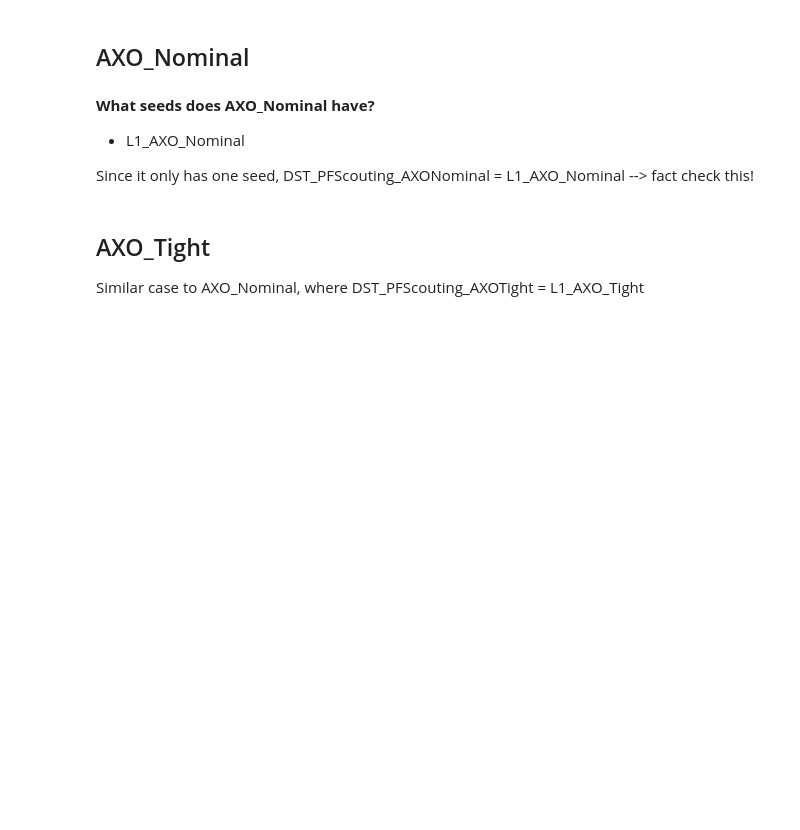
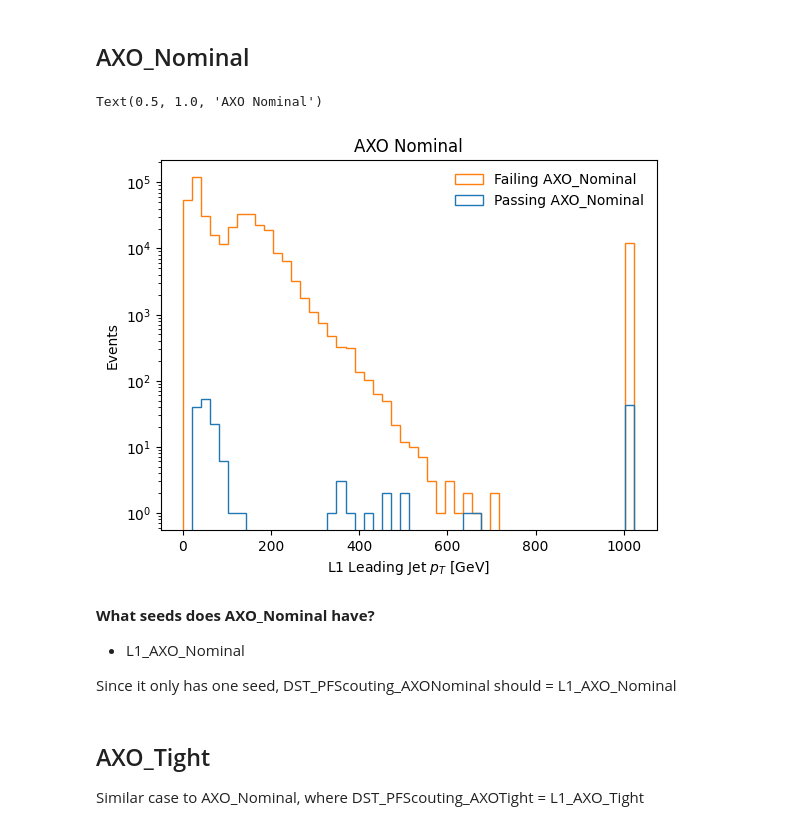
Before and after one commit to AdaCollins01/completed_axol1tl_practice, a Jupyter notebook: 4_getting_started_with_triggers.ipynb, the cells around one changed output. Saved outputs shown, nothing was run; the diff lists cells and outputs as text; code cells hidden in the pictures; blank space fills up the shorter version.

```diff
--- a/4_getting_started_with_triggers.ipynb
+++ b/4_getting_started_with_triggers.ipynb
@@ -388,28 +403,32 @@ for key, value in Dimuon_bits.items():
 ## AXO_Nominal
 # %%
 # Onto the AXO_Nominal trigger!
-jet_pt = events["L1Jet_pt"].array() # Back to jet pt?
+jet_pt = events["L1Jet_pt"].array()[jet_bx_0] # Back to jet pt? With the mask?
 
 #Do we need a bunch crossing here too?
 axonom_trigger_bits = events["DST_PFScouting_AXONominal"].array()
 axonom_pass = jet_pt[axonom_trigger_bits][:,0:1] #Same leading thing? Check mu_pt array
 axonom_fail = jet_pt[~axonom_trigger_bits][:,0:1]
 
 
 plt.hist([ak.flatten(axonom_pass), #Every event that passed
          ak.flatten(axonom_fail)], #Every event that failed
          bins=50,
          label=["Passing AXO_Nominal","Failing AXO_Nominal"],
          histtype='step')
 plt.legend(frameon=False)
 plt.yscale('log')
 plt.xlabel(r"L1 Leading Jet $p_T$ [GeV]")
 plt.ylabel("Events")
+plt.title("AXO Nominal")
+# %% [output]
+Text(0.5, 1.0, 'AXO Nominal')
+[figure, added]
 # %% [markdown]
 **What seeds does AXO_Nominal have?**
 - L1_AXO_Nominal
 
-Since it only has one seed, DST_PFScouting_AXONominal = L1_AXO_Nominal --> fact check this!
+Since it only has one seed, DST_PFScouting_AXONominal should = L1_AXO_Nominal
 # %% [markdown]
 ## AXO_Tight
 Similar case to AXO_Nominal, where DST_PFScouting_AXOTight = L1_AXO_Tight
```
Also changed, not shown: parts of 15 cells of this notebook.
